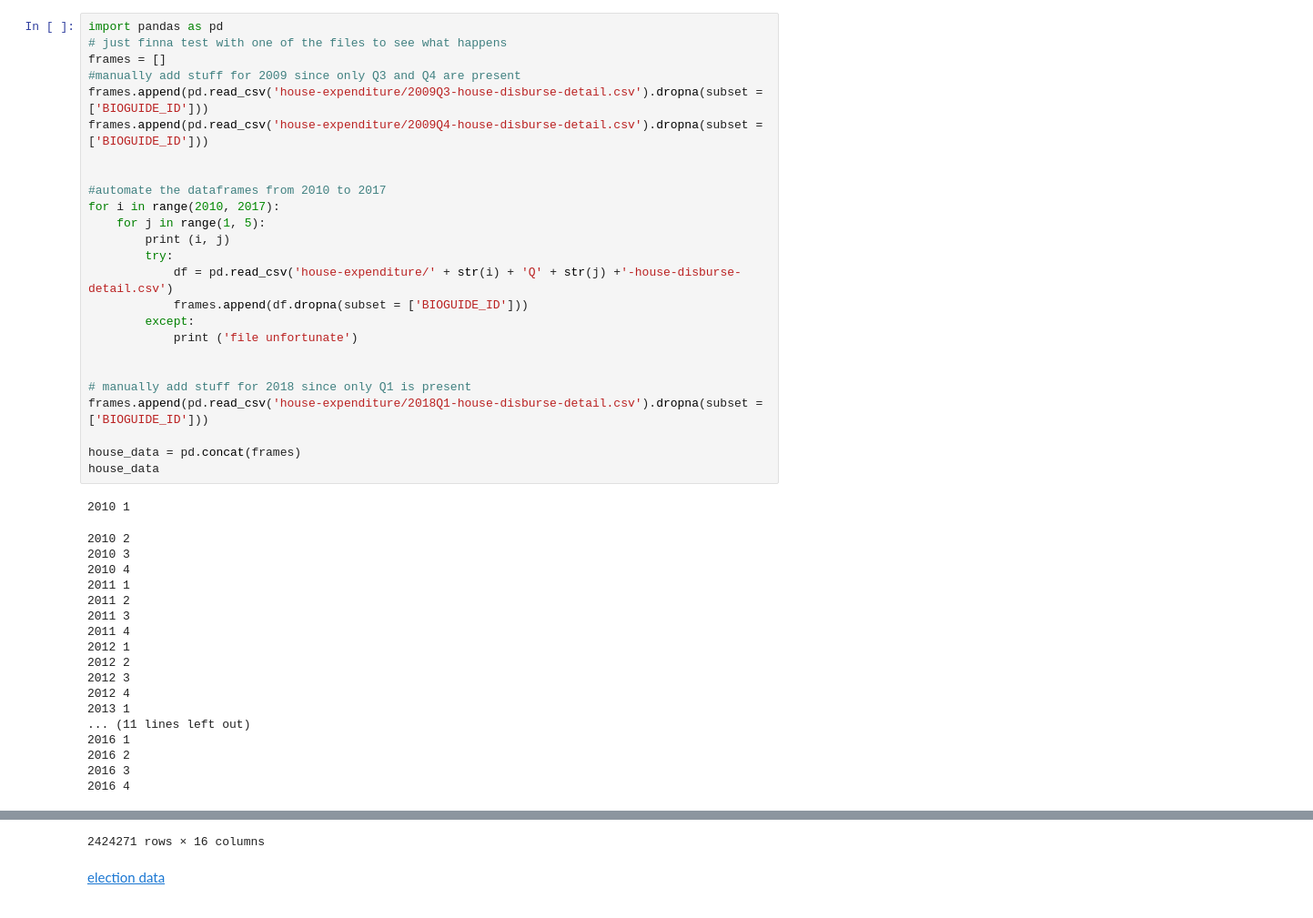
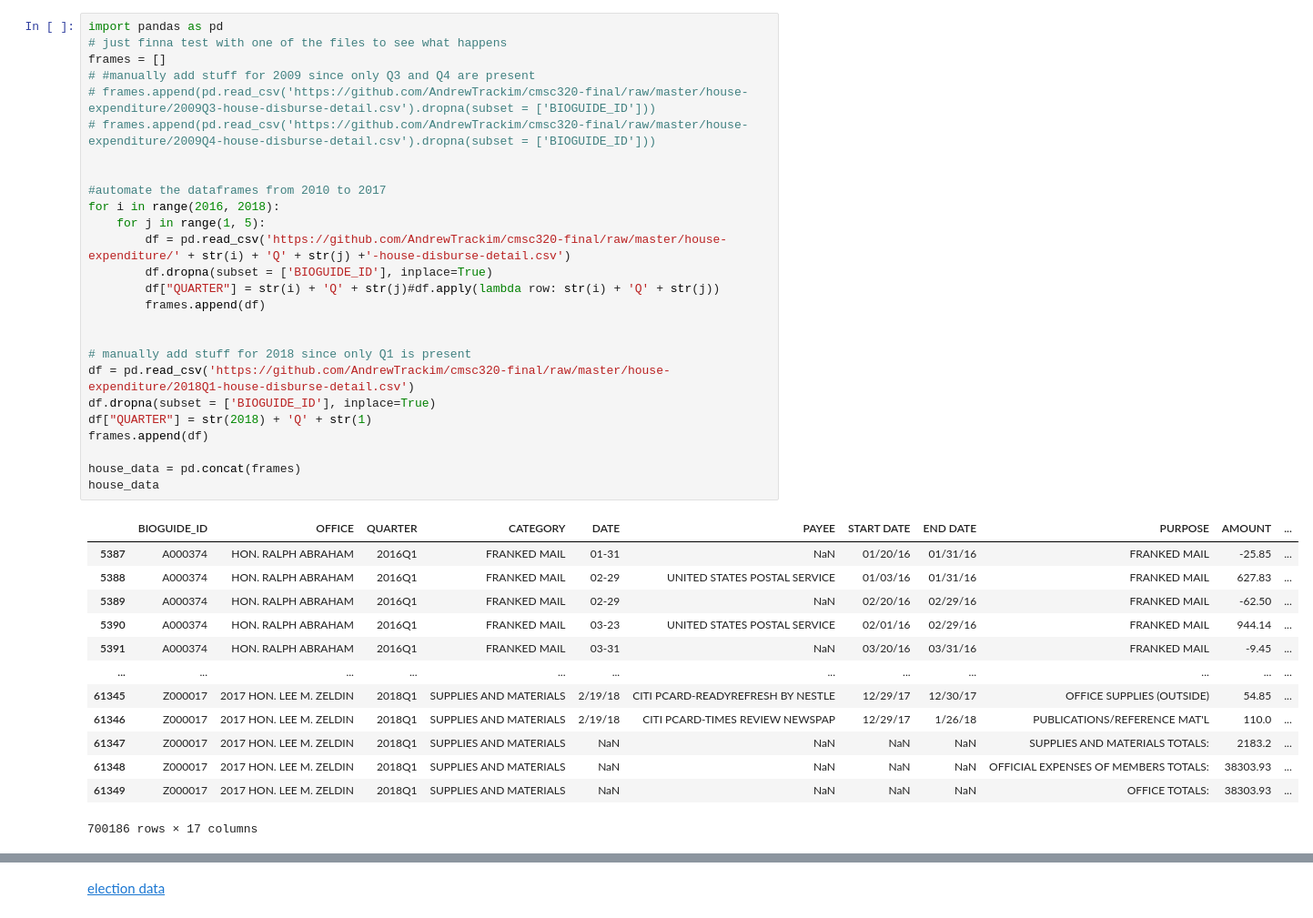
Before and after one commit to AndrewTrackim/cmsc320-final, a Jupyter notebook: final_tutorial.ipynb, the cells around one changed output, grey strips where cells are left out. Shown at 91% size. Drawn from its saved outputs; the diff is of its cells as text.

Commit message:
did inital sanitization for house_data

```diff
--- a/final_tutorial.ipynb
+++ b/final_tutorial.ipynb
@@ -24,44 +11,40 @@ For this project, we decided to use the [House Office Expenditure Data](https://
 # %%
 import pandas as pd
 # just finna test with one of the files to see what happens
 frames = []
-#manually add stuff for 2009 since only Q3 and Q4 are present
-frames.append(pd.read_csv('house-expenditure/2009Q3-house-disburse-detail.csv').dropna(subset = ['BIOGUIDE_ID']))
-frames.append(pd.read_csv('house-expenditure/2009Q4-house-disburse-detail.csv').dropna(subset = ['BIOGUIDE_ID']))
+# #manually add stuff for 2009 since only Q3 and Q4 are present
+# frames.append(pd.read_csv('https://github.com/AndrewTrackim/cmsc320-final/raw/master/house-expenditure/2009Q3-house-disburse-detail.csv').dropna(subset = ['BIOGUIDE_ID']))
+# frames.append(pd.read_csv('https://github.com/AndrewTrackim/cmsc320-final/raw/master/house-expenditure/2009Q4-house-disburse-detail.csv').dropna(subset = ['BIOGUIDE_ID']))
 
 
 #automate the dataframes from 2010 to 2017
-for i in range(2010, 2017):
+for i in range(2016, 2018):
     for j in range(1, 5):
-        print (i, j)
-        try:
-            df = pd.read_csv('house-expenditure/' + str(i) + 'Q' + str(j) +'-house-disburse-detail.csv')
-            frames.append(df.dropna(subset = ['BIOGUIDE_ID']))
-        except:
-            print ('file unfortunate')
+        df = pd.read_csv('https://github.com/AndrewTrackim/cmsc320-final/raw/master/house-expenditure/' + str(i) + 'Q' + str(j) +'-house-disburse-detail.csv')
+        df.dropna(subset = ['BIOGUIDE_ID'], inplace=True)
+        df["QUARTER"] = str(i) + 'Q' + str(j)#df.apply(lambda row: str(i) + 'Q' + str(j))
+        frames.append(df)
 
 
 # manually add stuff for 2018 since only Q1 is present
-frames.append(pd.read_csv('house-expenditure/2018Q1-house-disburse-detail.csv').dropna(subset = ['BIOGUIDE_ID']))
+df = pd.read_csv('https://github.com/AndrewTrackim/cmsc320-final/raw/master/house-expenditure/2018Q1-house-disburse-detail.csv')
+df.dropna(subset = ['BIOGUIDE_ID'], inplace=True)
+df["QUARTER"] = str(2018) + 'Q' + str(1)
+frames.append(df)
 
 house_data = pd.concat(frames)
 house_data
 # %% [output]
+|  | BIOGUIDE_ID | OFFICE | QUARTER | CATEGORY | DATE | PAYEE | START DATE | END DATE | PURPOSE | AMOUNT | ... |
+| 5387 | A000374 | HON. RALPH ABRAHAM | 2016Q1 | FRANKED MAIL | 01-31 | NaN | 01/20/16 | 01/31/16 | FRANKED MAIL | -25.85 | ... |
+| 5388 | A000374 | HON. RALPH ABRAHAM | 2016Q1 | FRANKED MAIL | 02-29 | UNITED STATES POSTAL SERVICE | 01/03/16 | 01/31/16 | FRANKED MAIL | 627.83 | ... |
+| 5389 | A000374 | HON. RALPH ABRAHAM | 2016Q1 | FRANKED MAIL | 02-29 | NaN | 02/20/16 | 02/29/16 | FRANKED MAIL | -62.50 | ... |
+| 5390 | A000374 | HON. RALPH ABRAHAM | 2016Q1 | FRANKED MAIL | 03-23 | UNITED STATES POSTAL SERVICE | 02/01/16 | 02/29/16 | FRANKED MAIL | 944.14 | ... |
+| 5391 | A000374 | HON. RALPH ABRAHAM | 2016Q1 | FRANKED MAIL | 03-31 | NaN | 03/20/16 | 03/31/16 | FRANKED MAIL | -9.45 | ... |
+| ... | ... | ... | ... | ... | ... | ... | ... | ... | ... | ... | ... |
+| 61345 | Z000017 | 2017 HON. LEE M. ZELDIN | 2018Q1 | SUPPLIES AND MATERIALS | 2/19/18 | CITI PCARD-READYREFRESH BY NESTLE | 12/29/17 | 12/30/17 | OFFICE SUPPLIES (OUTSIDE) | 54.85 | ... |
+| 61346 | Z000017 | 2017 HON. LEE M. ZELDIN | 2018Q1 | SUPPLIES AND MATERIALS | 2/19/18 | CITI PCARD-TIMES REVIEW NEWSPAP | 12/29/17 | 1/26/18 | PUBLICATIONS/REFERENCE MAT'L | 110.0 | ... |
+| 61347 | Z000017 | 2017 HON. LEE M. ZELDIN | 2018Q1 | SUPPLIES AND MATERIALS | NaN | NaN | NaN | NaN | SUPPLIES AND MATERIALS TOTALS: | 2183.2 | ... |
+| 61348 | Z000017 | 2017 HON. LEE M. ZELDIN | 2018Q1 | SUPPLIES AND MATERIALS | NaN | NaN | NaN | NaN | OFFICIAL EXPENSES OF MEMBERS TOTALS: | 38303.93 | ... |
+| 61349 | Z000017 | 2017 HON. LEE M. ZELDIN | 2018Q1 | SUPPLIES AND MATERIALS | NaN | NaN | NaN | NaN | OFFICE TOTALS: | 38303.93 | ... |
-2010 1
+700186 rows × 17 columns
-2010 2
-2010 3
-2010 4
-2011 1
-2011 2
-2011 3
-2011 4
-2012 1
-2012 2
-2012 3
-2012 4
-2013 1
-... (11 lines left out)
-2016 1
-2016 2
-2016 3
-2016 4
@@ -80,4 +51,3 @@ house_data
-2424271 rows × 16 columns
 # %% [markdown]
 [election data](https://dataverse.harvard.edu/dataset.xhtml?persistentId=doi:10.7910/DVN/IG0UN2)
 # %%
```
Also changed, not shown: parts of 13 cells of this notebook.
